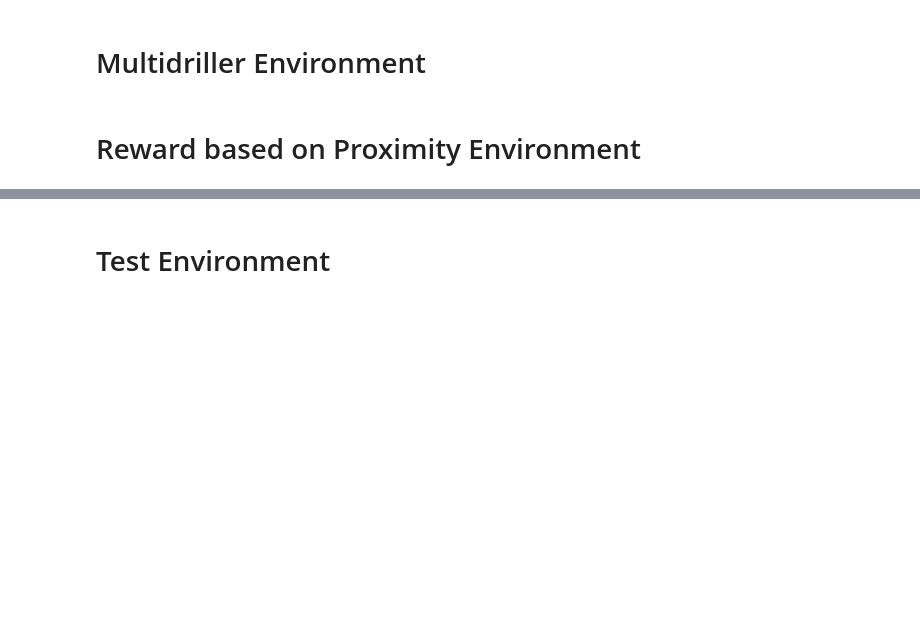
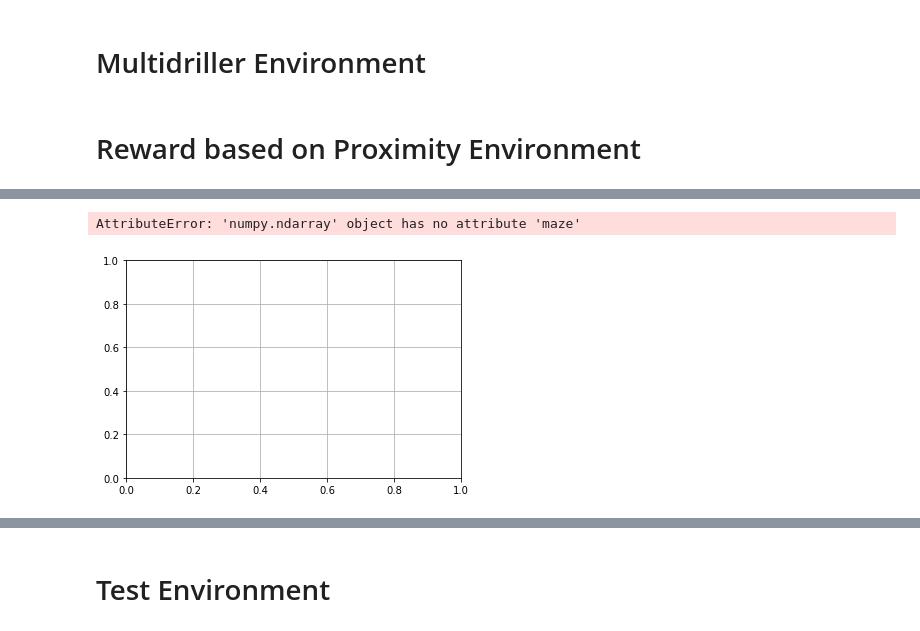
Before and after one commit to svpoludasu/wildcatter, a Jupyter notebook: examples/Trial 1 - Custom Environment.ipynb, the cells around one changed output, grey strips where cells are left out. Cells and saved outputs as stored; diff of their text form; code cells hidden in the pictures; blank space fills up the shorter version.

```diff
--- a/examples/Trial 1 - Custom Environment.ipynb
+++ b/examples/Trial 1 - Custom Environment.ipynb
@@ -507,0 +777,20 @@ class RewardDriller(Env):  # type: ignore
+# %%
+visited_mark = 0.8  # Cells visited by the rat will be painted by gray 0.8
+rat_mark = 0.5      # The current rat cell will be painteg by gray 0.5
+LEFT = 0
+UP = 1
+RIGHT = 2
+DOWN = 3
+
+# Actions dictionary
+actions_dict = {
+    LEFT: 'left',
+    UP: 'up',
+    RIGHT: 'right',
+    DOWN: 'down',
+}
+
+num_actions = len(actions_dict)
+
+# Exploration factor
+epsilon = 0.1
@@ -507,0 +931,17 @@ class RewardDriller(Env):  # type: ignore
+# %%
+def show(qmaze):
+    plt.grid('on')
+    nrows, ncols = qmaze.maze.shape
+    ax = plt.gca()
+    ax.set_xticks(np.arange(0.5, nrows, 1))
+    ax.set_yticks(np.arange(0.5, ncols, 1))
+    ax.set_xticklabels([])
+    ax.set_yticklabels([])
+    canvas = np.copy(qmaze.maze)
+    for row,col in qmaze.visited:
+        canvas[row,col] = 0.6
+    rat_row, rat_col, _ = qmaze.state
+    canvas[rat_row, rat_col] = 0.3   # rat cell
+    canvas[nrows-1, ncols-1] = 0.9 # cheese cell
+    img = plt.imshow(canvas, interpolation='none', cmap='gray')
+    return img
@@ -507,0 +958,8 @@ class RewardDriller(Env):  # type: ignore
+# %%
+qmaze = Qmaze(model)
+canvas, reward, game_over = qmaze.act(DOWN)
+print("reward=", reward)
+show(qmaze)
+# %% [output]
+AttributeError: 'numpy.ndarray' object has no attribute 'maze'
+[figure, added]
```
Also changed, not shown: parts of 47 cells of this notebook, 2 other files.
